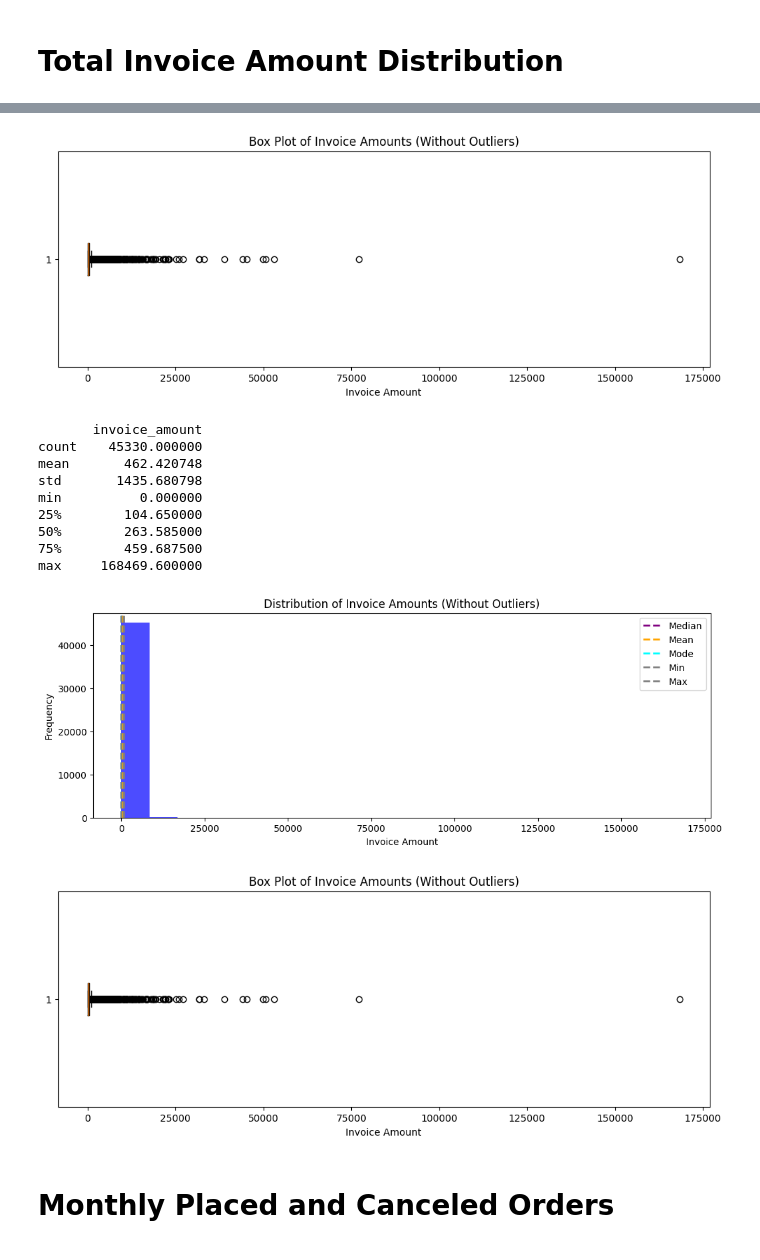
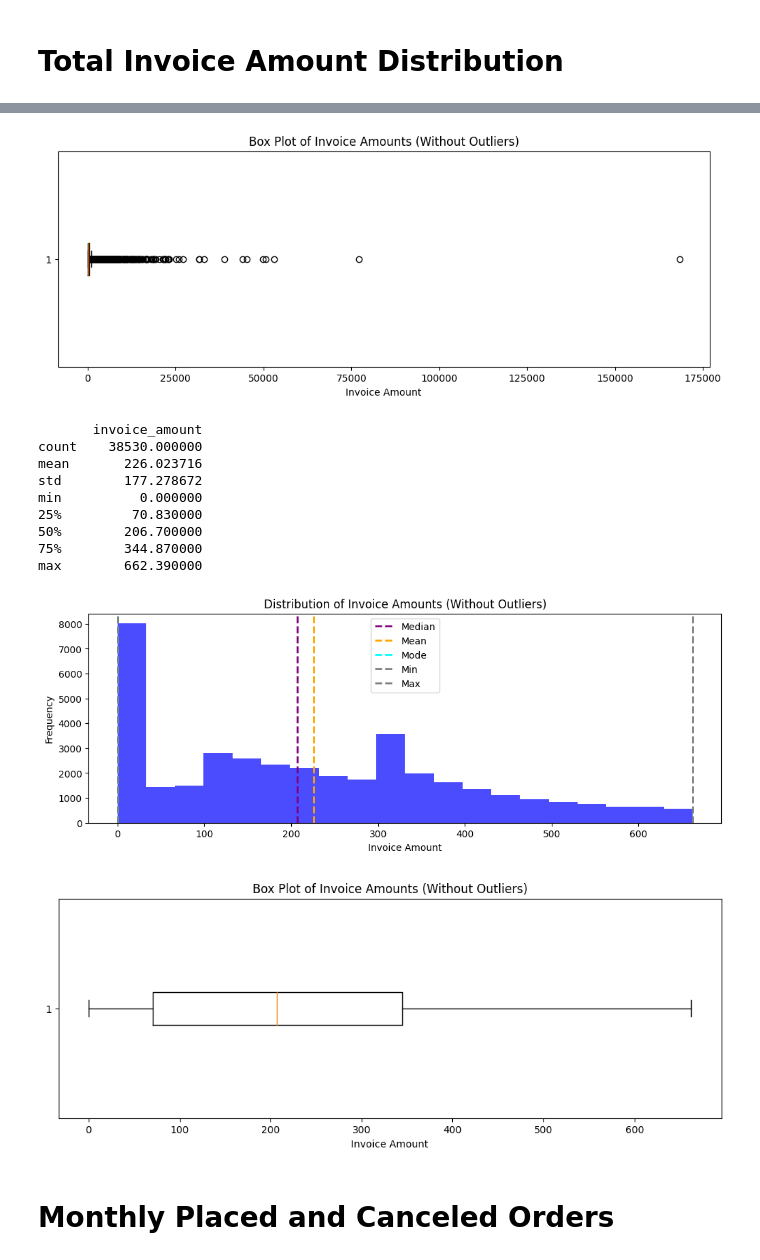
Before and after one commit to Jarvis-Consulting-Group/jarvis_data_eng-KunjPatel03, a Jupyter notebook: python_data_analytics/retail_data_analytics_wrangling.ipynb, the cells around one changed output, grey strips where cells are left out. Cells and saved outputs as stored; diff of their text form; code cells hidden in the pictures.

```diff
--- a/python_data_analytics/retail_data_analytics_wrangling.ipynb
+++ b/python_data_analytics/retail_data_analytics_wrangling.ipynb
@@ -61,7 +61,7 @@ retail_df.describe()
 # 1. Calculate invoice amount
 
 invoice_df = retail_df.loc[retail_df["invoice_no"].str.isnumeric()].reset_index()
-invoice_df['invoice_amount'] = invoice_df['quantity']*invoice_df['unit_price']
+invoice_df['invoice_amount'] = invoice_df['quantity'] * invoice_df['unit_price']
 invoice_amount_df=invoice_df[["invoice_no", "invoice_amount"]].groupby("invoice_no").sum()
 print(invoice_amount_df)
 
@@ -70,8 +70,6 @@ print(invoice_amount_df)
 def show_distribution(data_frame):
 
     # Calculate summary statistics
-    invoice_summary = invoice_amount_df.describe()
-    print(invoice_summary)
 
     min_val = data_frame['invoice_amount'].min()
     max_val = data_frame['invoice_amount'].max()
@@ -81,7 +79,7 @@ def show_distribution(data_frame):
 
     # Create histogram
     plt.figure(figsize=(12, 4))
-    plt.hist(invoice_amount_df, bins=20, color='blue', alpha=0.7)
+    plt.hist(data_frame['invoice_amount'], bins=20, color='blue', alpha=0.7)
     plt.title('Distribution of Invoice Amounts (Without Outliers)')
     plt.xlabel('Invoice Amount')
     plt.ylabel('Frequency')
@@ -99,7 +97,7 @@ def show_distribution(data_frame):
 
     # Create box plot
     plt.figure(figsize=(12, 4))
-    plt.boxplot(invoice_amount_df, vert=False)
+    plt.boxplot(data_frame['invoice_amount'], vert=False)
     plt.title('Box Plot of Invoice Amounts (Without Outliers)')
     plt.xlabel('Invoice Amount')
 
@@ -107,43 +105,43 @@ def show_distribution(data_frame):
 
 # Call the function to analyze and visualize invoice amounts
 show_distribution(invoice_amount_df)
 
 
 #3. Draw the distribution for the first 85 quantiles of the invoice amount data with min, max, median, mod, and mean.
 
-df2 = invoice_amount_df[invoice_amount_df["invoice_amount"] <= invoice_amount_df["invoice_amount"].quantile(0.85)]
+df2 = invoice_amount_df[invoice_amount_df['invoice_amount'] <= invoice_amount_df['invoice_amount'].quantile(0.85)]
 show_distribution(df2)
 # %% [output]
             invoice_amount
 invoice_no
 489434              505.30
 489435              145.80
 489436              630.33
 489437              310.75
 489438             2286.24
 ...                    ...
 581583              124.60
 581584              140.64
 581585              329.05
 581586              339.20
 ... (8 lines left out)
 25%        104.650000
 50%        263.585000
 75%        459.687500
 max     168469.600000
 [figure]
 [figure]
        invoice_amount
-count    45330.000000
-mean       462.420748
-std       1435.680798
+count    38530.000000
+mean       226.023716
+std        177.278672
 min          0.000000
-25%        104.650000
-50%        263.585000
-75%        459.687500
-max     168469.600000
+25%         70.830000
+50%        206.700000
+75%        344.870000
+max        662.390000
-[figure, old version]
+[figure, new version]
-[figure, old version]
+[figure, new version]
 # %% [markdown]
 # Monthly Placed and Canceled Orders
 # %%
```
